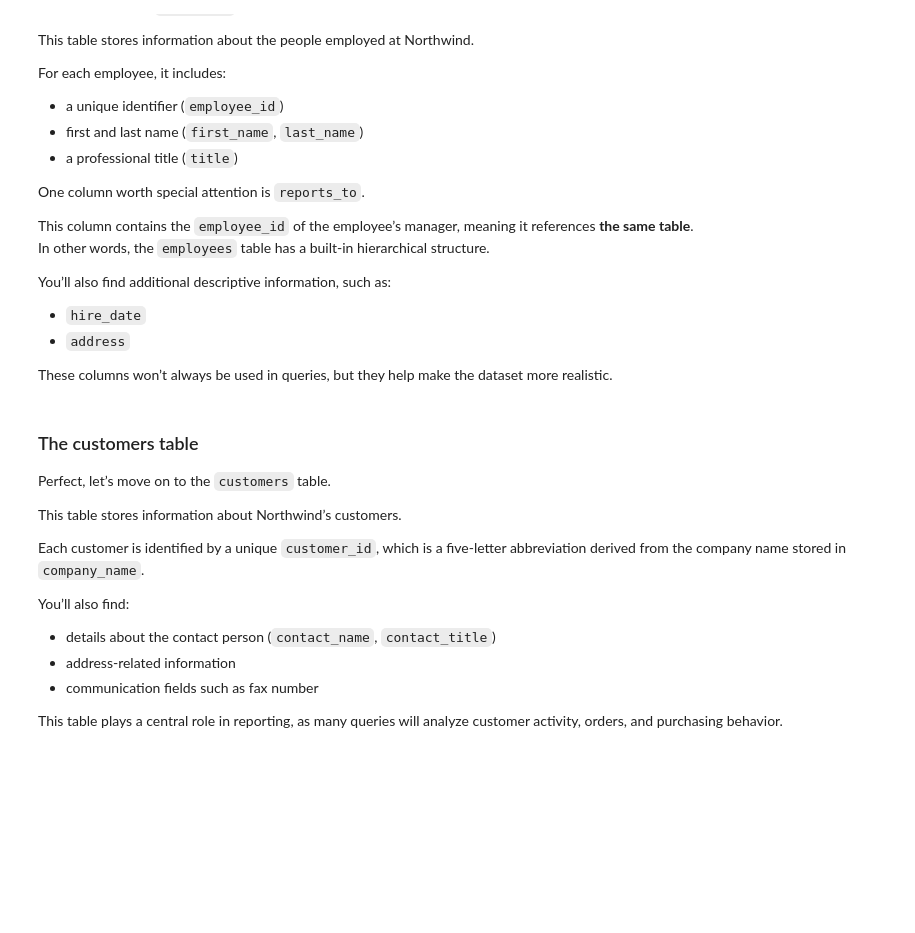
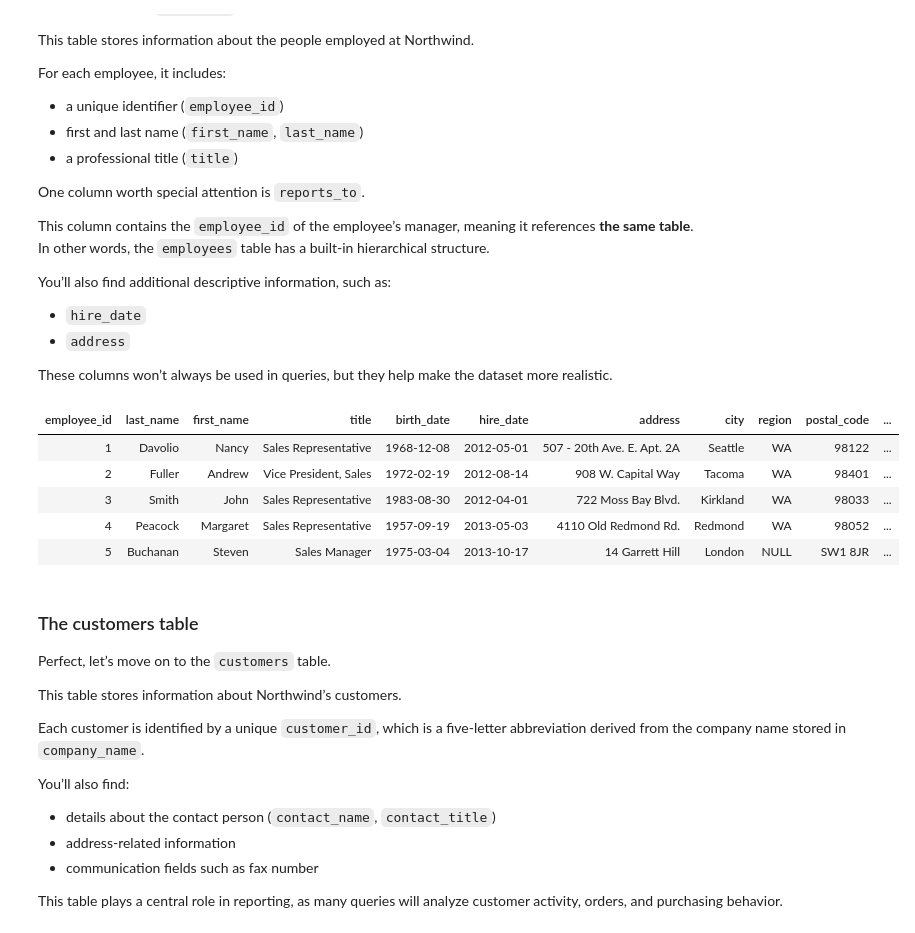
Before and after one commit to Haross/sql_notebook, a Jupyter notebook: SQL_BASIC_REPORTING.ipynb, the cells around one changed output. Saved outputs shown, nothing was run; the diff lists cells and outputs as text; code cells hidden in the pictures; blank space fills up the shorter version.

```diff
--- a/SQL_BASIC_REPORTING.ipynb
+++ b/SQL_BASIC_REPORTING.ipynb
@@ -709,8 +713,15 @@ You’ll also find additional descriptive information, such as:
 These columns won’t always be used in queries, but they help make the dataset more realistic.
 # %%
 # @title Employee table — sample preview
-df = pd.read_sql("SELECT * FROM employees LIMIT 10", conn).style.format(na_rep="NULL").hide(axis="index")
+df = pd.read_sql("SELECT * FROM employees LIMIT 5", conn).style.format(na_rep="NULL").hide(axis="index")
 df
+# %% [output]
+| employee_id | last_name | first_name | title | birth_date | hire_date | address | city | region | postal_code | ... |
+| 1 | Davolio | Nancy | Sales Representative | 1968-12-08 | 2012-05-01 | 507 - 20th Ave. E. Apt. 2A | Seattle | WA | 98122 | ... |
+| 2 | Fuller | Andrew | Vice President, Sales | 1972-02-19 | 2012-08-14 | 908 W. Capital Way | Tacoma | WA | 98401 | ... |
+| 3 | Smith | John | Sales Representative | 1983-08-30 | 2012-04-01 | 722 Moss Bay Blvd. | Kirkland | WA | 98033 | ... |
+| 4 | Peacock | Margaret | Sales Representative | 1957-09-19 | 2013-05-03 | 4110 Old Redmond Rd. | Redmond | WA | 98052 | ... |
+| 5 | Buchanan | Steven | Sales Manager | 1975-03-04 | 2013-10-17 | 14 Garrett Hill | London | NULL | SW1 8JR | ... |
 # %% [markdown]
 ### The customers table
 
```
Also changed, not shown: parts of 26 cells of this notebook.
